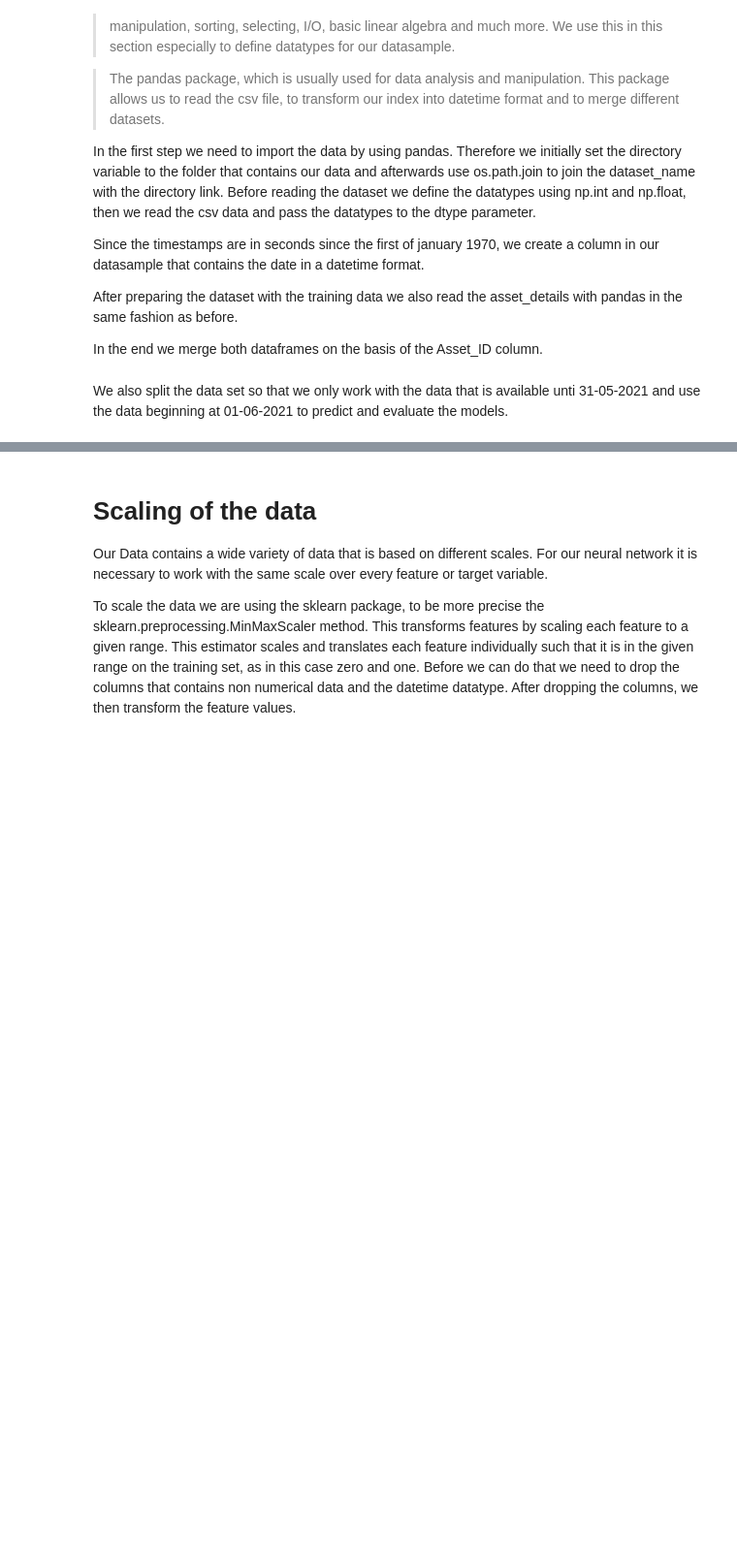
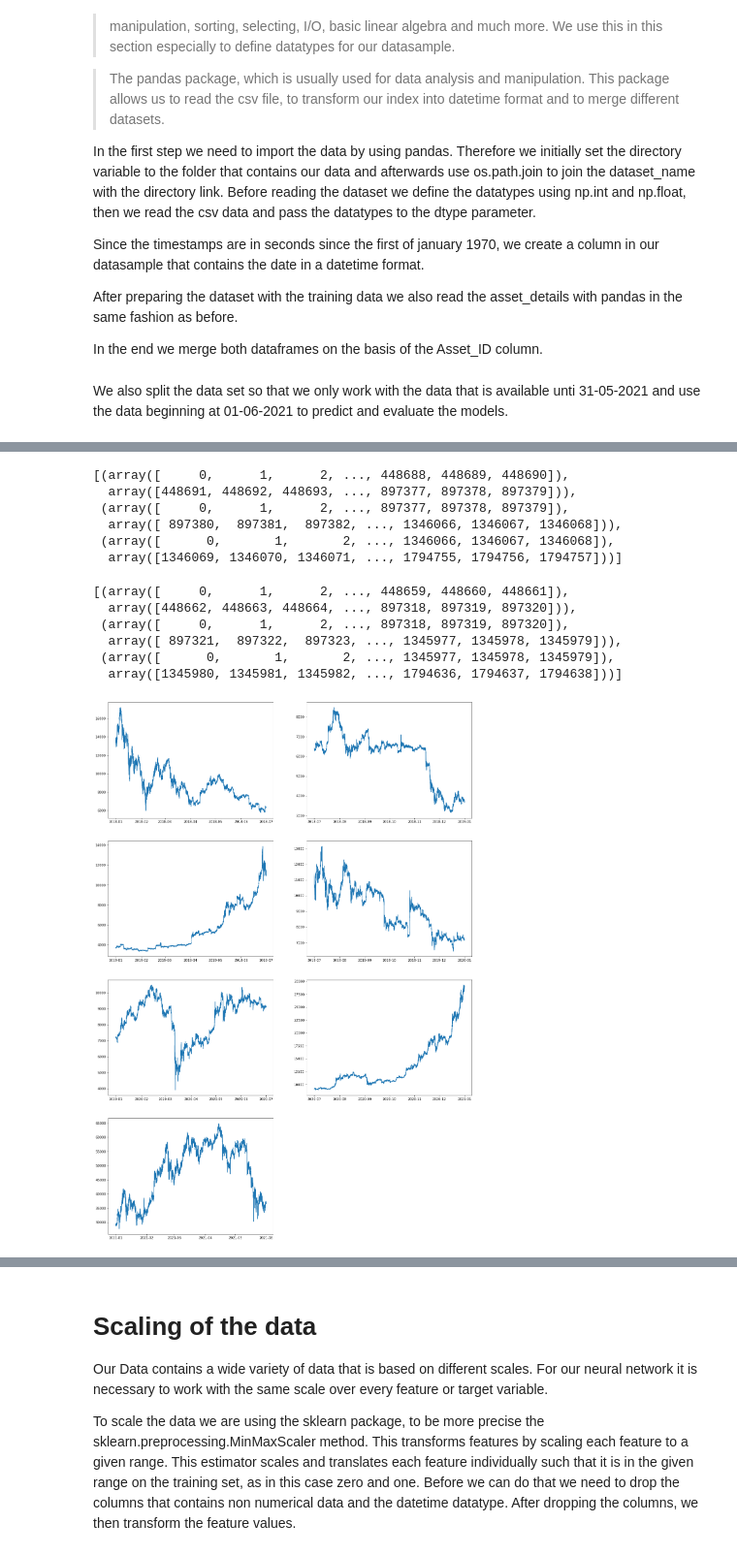
Before and after one commit to UniPassauDLTA/Assignment_1, a Jupyter notebook: Team_15_Assignment_1.ipynb, the cells around one changed output, grey strips where cells are left out. Shown at 97% size. Drawn from its saved outputs; the diff is of its cells as text; code cells hidden in the pictures; blank space fills up the shorter version.

Commit message:
Prepared Feature Selection and Engineering

```diff
--- a/Team_15_Assignment_1.ipynb
+++ b/Team_15_Assignment_1.ipynb
@@ -82,0 +224,2 @@ data = data[data.timestamp < 1622505660]
+# %%
+btc_test = ta.add_all_ta_features(btc_test, open='Open', high='High', low='Low', close='Close', volume='Volume', fillna=False)
@@ -82,0 +281,2 @@ data = data[data.timestamp < 1622505660]
+# %%
+eth_train = ta.add_all_ta_features(eth_train, open='Open', high='High', low='Low', close='Close', volume='Volume', fillna=False)
@@ -82,0 +301,2 @@ data = data[data.timestamp < 1622505660]
+# %%
+eth_test = ta.add_all_ta_features(eth_test, open='Open', high='High', low='Low', close='Close', volume='Volume', fillna=False)
@@ -82,0 +419,3 @@ data = data[data.timestamp < 1622505660]
+# %%
+btc = btc.drop(btc.columns[btc.isnull().sum()> 100], axis=1)
+btc.info()
@@ -83,3 +589,32 @@ data = data[data.timestamp < 1622505660]
+# %%
+from sklearn.model_selection import TimeSeriesSplit
+
+X_btc = btc_features.drop(['Target'], axis=1)
+y_btc = btc_features['Target'].values
+
+tscv = TimeSeriesSplit(n_splits=3)
+btc_splits = list(tscv.split(X_btc))
+btc_splits
+# %% [output]
+[(array([     0,      1,      2, ..., 448688, 448689, 448690]),
+  array([448691, 448692, 448693, ..., 897377, 897378, 897379])),
+ (array([     0,      1,      2, ..., 897377, 897378, 897379]),
+  array([ 897380,  897381,  897382, ..., 1346066, 1346067, 1346068])),
+ (array([      0,       1,       2, ..., 1346066, 1346067, 1346068]),
+  array([1346069, 1346070, 1346071, ..., 1794755, 1794756, 1794757]))]
+# %%
+X_eth = eth_features.drop(['Target'], axis=1)
+y_eth = eth_features['Target'].values
+
+eth_splits =list(tscv.split(X_eth))
+eth_splits
+# %% [output]
+[(array([     0,      1,      2, ..., 448659, 448660, 448661]),
+  array([448662, 448663, 448664, ..., 897318, 897319, 897320])),
+ (array([     0,      1,      2, ..., 897318, 897319, 897320]),
+  array([ 897321,  897322,  897323, ..., 1345977, 1345978, 1345979])),
+ (array([      0,       1,       2, ..., 1345977, 1345978, 1345979]),
+  array([1345980, 1345981, 1345982, ..., 1794636, 1794637, 1794638]))]
 # %%
 # Generation of Technical Indicators
 
@@ -113,3 +646,31 @@ Because we are using five timesteps it the first five rows can not contain any d
+# %%
+from datetime import datetime
+from dateutil.relativedelta import relativedelta
+
+starting_date = btc.Time.iloc[0]
+timesplits = [starting_date + i * relativedelta(months = 6) for i in range(7)] + [btc.Time.iloc[-1]]
+
+Tot = len(timesplits) - 1
+Cols = 2
+
+Rows = Tot // Cols
+Rows += Tot % Cols
+
+Position = range(1,Tot + 1)
+
+fig = plt.figure(1)
+fig.set_figheight(30)
+fig.set_figwidth(20)
+
+for k in range(Tot):
+  # add every single subplot to the figure with a for loop
+    btc_tmp = btc.loc[datetime.timestamp(timesplits[k]):datetime.timestamp(timesplits[k+1])]
+    ax = fig.add_subplot(Rows,Cols,Position[k])
+    ax.plot(btc_tmp.Time, btc_tmp.Close)
+
+plt.show()
+# %% [output]
+[figure, added]
 # %%
 import ta
 btc = data[data.Asset_ID == 1]
```
Also changed, not shown: parts of 49 cells of this notebook.
